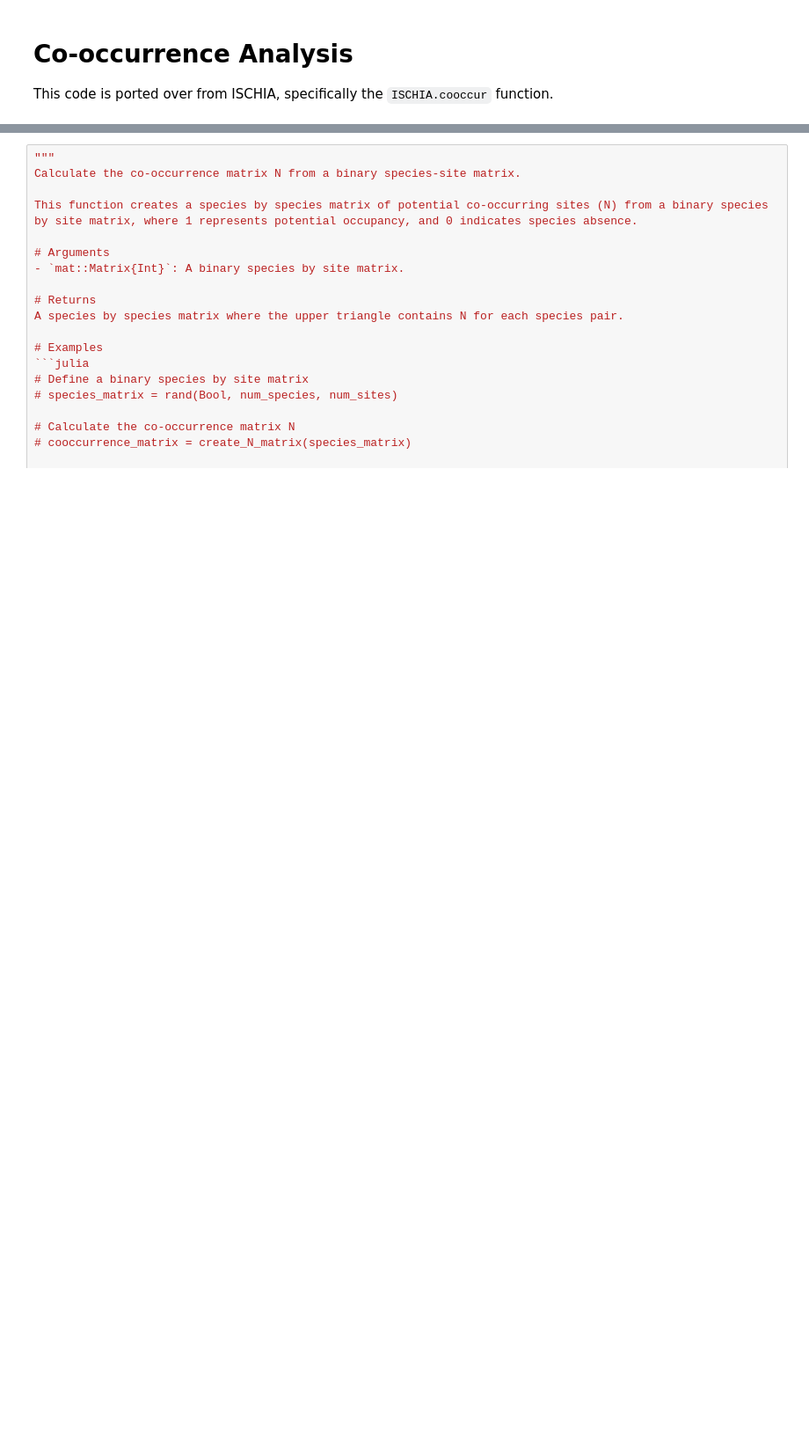
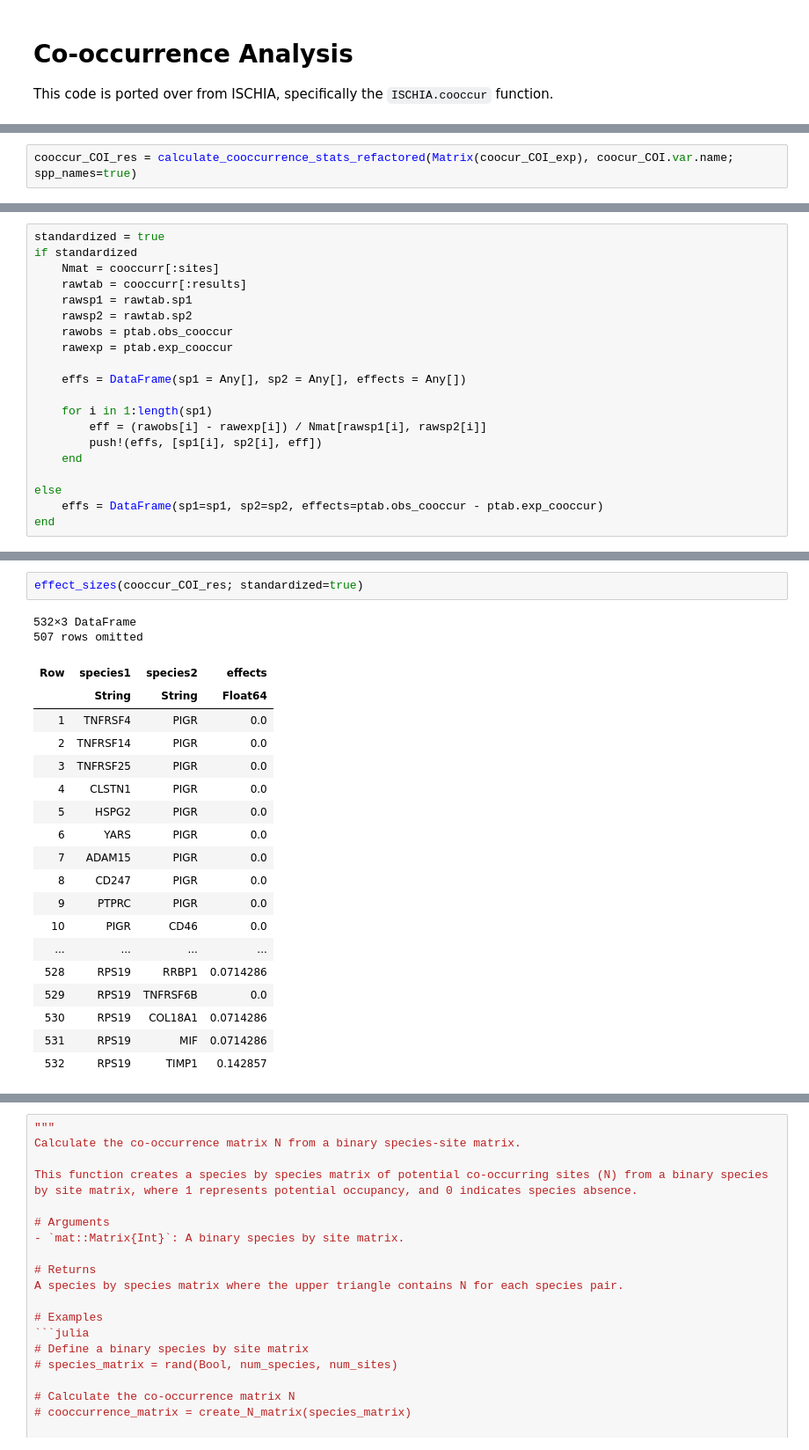
Before and after one commit to aadimator/ISCHIA.jl, a Jupyter notebook: notebooks/co-occurrence.ipynb, the cells around one changed output, grey strips where cells are left out. Shown at 88% size. Drawn from its saved outputs; the diff is of its cells as text; blank space fills up the shorter version.

```diff
--- a/src/co-occurrence.ipynb
+++ b/notebooks/co-occurrence.ipynb
@@ -84,3 +86,5 @@ describe(coocur_COI_exp);
 Preparing L-R presence/absence matrix
 Calculating L-R pairs correlation
 Preparing for cooccurrence
+# %%
+cooccur_COI_res = calculate_cooccurrence_stats_refactored(Matrix(coocur_COI_exp), coocur_COI.var.name; spp_names=true)
@@ -86,0 +294,20 @@ Preparing for cooccurrence
+# %%
+standardized = true
+if standardized
+    Nmat = cooccurr[:sites]
+    rawtab = cooccurr[:results]
+    rawsp1 = rawtab.sp1
+    rawsp2 = rawtab.sp2
+    rawobs = ptab.obs_cooccur
+    rawexp = ptab.exp_cooccur
+
+    effs = DataFrame(sp1 = Any[], sp2 = Any[], effects = Any[])
+
+    for i in 1:length(sp1)
+        eff = (rawobs[i] - rawexp[i]) / Nmat[rawsp1[i], rawsp2[i]]
+        push!(effs, [sp1[i], sp2[i], eff])
+    end
+
+else
+    effs = DataFrame(sp1=sp1, sp2=sp2, effects=ptab.obs_cooccur - ptab.exp_cooccur)
+end
@@ -86,0 +371,23 @@ Preparing for cooccurrence
+# %%
+effect_sizes(cooccur_COI_res; standardized=true)
+# %% [output]
+532×3 DataFrame
+507 rows omitted
+| Row | species1 | species2 | effects |
+|  | String | String | Float64 |
+| 1 | TNFRSF4 | PIGR | 0.0 |
+| 2 | TNFRSF14 | PIGR | 0.0 |
+| 3 | TNFRSF25 | PIGR | 0.0 |
+| 4 | CLSTN1 | PIGR | 0.0 |
+| 5 | HSPG2 | PIGR | 0.0 |
+| 6 | YARS | PIGR | 0.0 |
+| 7 | ADAM15 | PIGR | 0.0 |
+| 8 | CD247 | PIGR | 0.0 |
+| 9 | PTPRC | PIGR | 0.0 |
+| 10 | PIGR | CD46 | 0.0 |
+| ... | ... | ... | ... |
+| 528 | RPS19 | RRBP1 | 0.0714286 |
+| 529 | RPS19 | TNFRSF6B | 0.0 |
+| 530 | RPS19 | COL18A1 | 0.0714286 |
+| 531 | RPS19 | MIF | 0.0714286 |
+| 532 | RPS19 | TIMP1 | 0.142857 |
```
Also changed, not shown: parts of 16 cells of this notebook, 6 other files.
